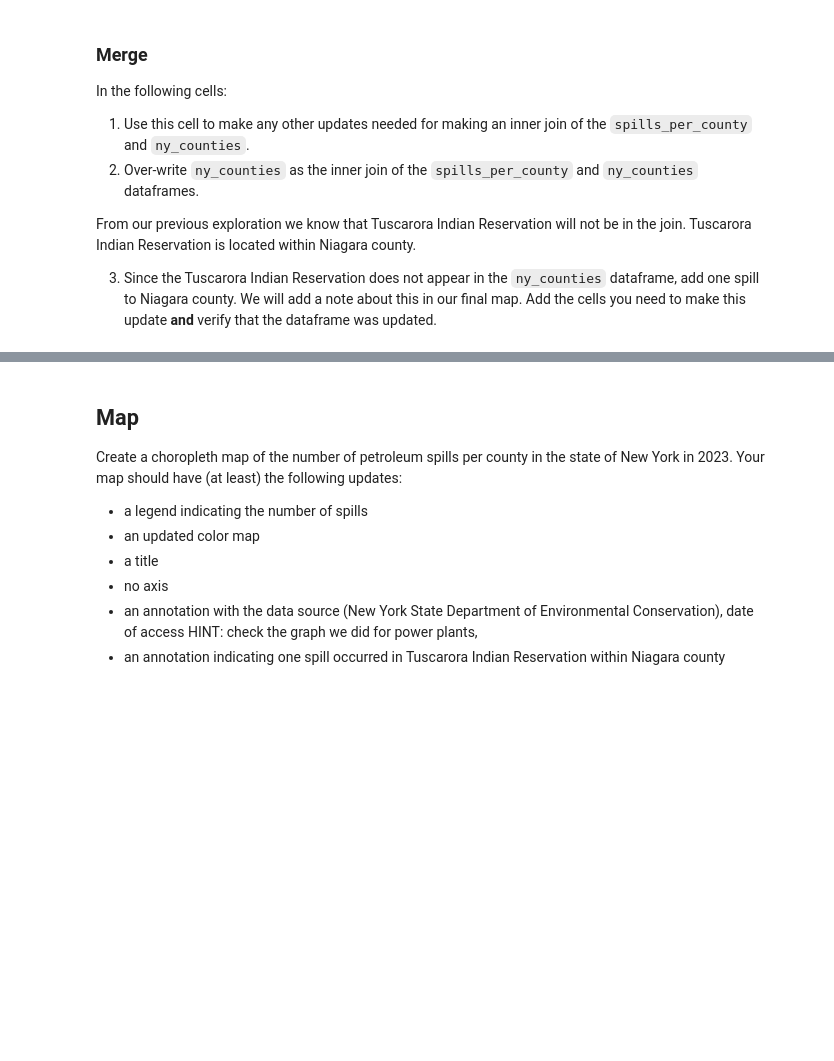
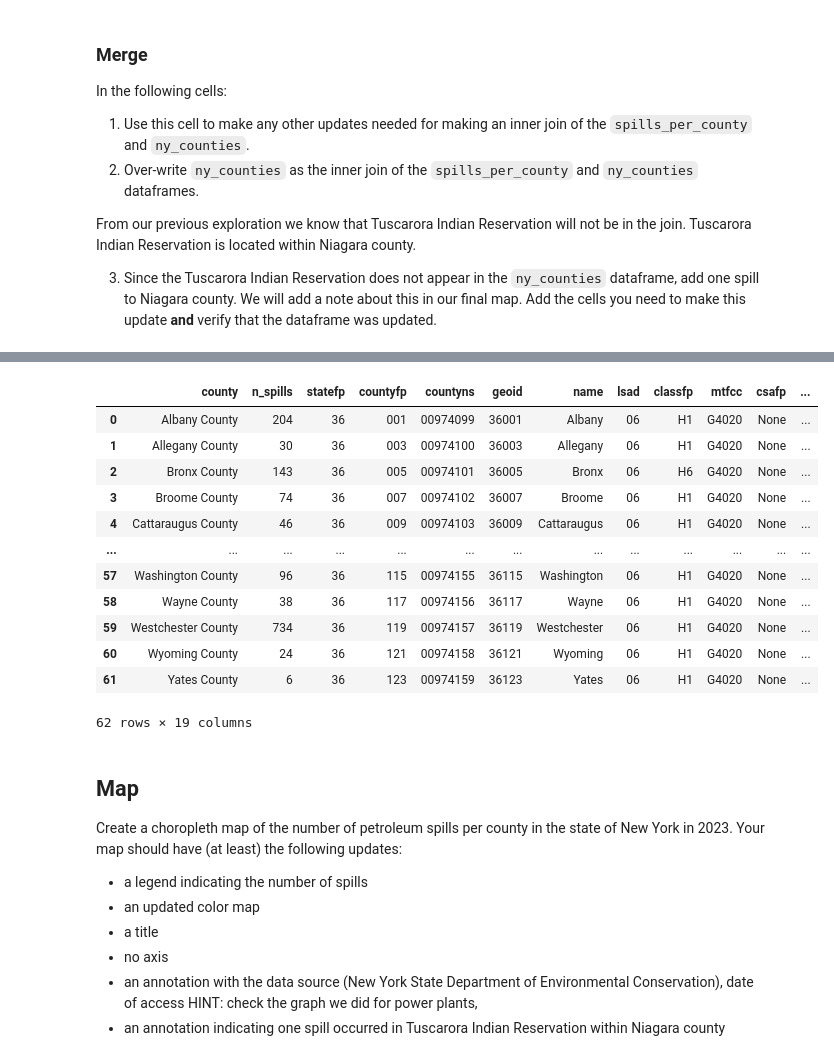
Before and after one commit to saingersoll/eds220-hwk-3, a Jupyter notebook: hwk3-task1-spills.ipynb, the cells around one changed output, grey strips where cells are left out. Saved outputs shown, nothing was run; the diff lists cells and outputs as text; code cells hidden in the pictures; blank space fills up the shorter version.

```diff
--- a/hwk3-task1-spills.ipynb
+++ b/hwk3-task1-spills.ipynb
@@ -481,0 +478,7 @@ From our previous exploration we know that Tuscarora Indian Reservation will not
+# %%
+# 1.
+spills_per_county.crs = ny_counties.crs                                                          # make the crs of both dataframes the same
+
+spills_per_county.crs == ny_counties.crs                                                         # checking the last step was successful
+
+spills_per_county['county'] = spills_per_county['county'].astype(str) + ' County'                # updating the county column to include 'county' in the names
@@ -482,3 +535,25 @@ From our previous exploration we know that Tuscarora Indian Reservation will not
+# %%
+# 2.
+ny_counties = pd.merge(spills_per_county,
+                     ny_counties,
+                       "inner",
+                      "county")
+
+ny_counties
+# %% [output]
+|  | county | n_spills | statefp | countyfp | countyns | geoid | name | lsad | classfp | mtfcc | csafp | ... |
+| 0 | Albany County | 204 | 36 | 001 | 00974099 | 36001 | Albany | 06 | H1 | G4020 | None | ... |
+| 1 | Allegany County | 30 | 36 | 003 | 00974100 | 36003 | Allegany | 06 | H1 | G4020 | None | ... |
+| 2 | Bronx County | 143 | 36 | 005 | 00974101 | 36005 | Bronx | 06 | H6 | G4020 | None | ... |
+| 3 | Broome County | 74 | 36 | 007 | 00974102 | 36007 | Broome | 06 | H1 | G4020 | None | ... |
+| 4 | Cattaraugus County | 46 | 36 | 009 | 00974103 | 36009 | Cattaraugus | 06 | H1 | G4020 | None | ... |
+| ... | ... | ... | ... | ... | ... | ... | ... | ... | ... | ... | ... | ... |
+| 57 | Washington County | 96 | 36 | 115 | 00974155 | 36115 | Washington | 06 | H1 | G4020 | None | ... |
+| 58 | Wayne County | 38 | 36 | 117 | 00974156 | 36117 | Wayne | 06 | H1 | G4020 | None | ... |
+| 59 | Westchester County | 734 | 36 | 119 | 00974157 | 36119 | Westchester | 06 | H1 | G4020 | None | ... |
+| 60 | Wyoming County | 24 | 36 | 121 | 00974158 | 36121 | Wyoming | 06 | H1 | G4020 | None | ... |
+| 61 | Yates County | 6 | 36 | 123 | 00974159 | 36123 | Yates | 06 | H1 | G4020 | None | ... |
+62 rows × 19 columns
 # %%
 # your code here
 # %% [markdown]
```
Also changed, not shown: parts of 15 cells of this notebook.
